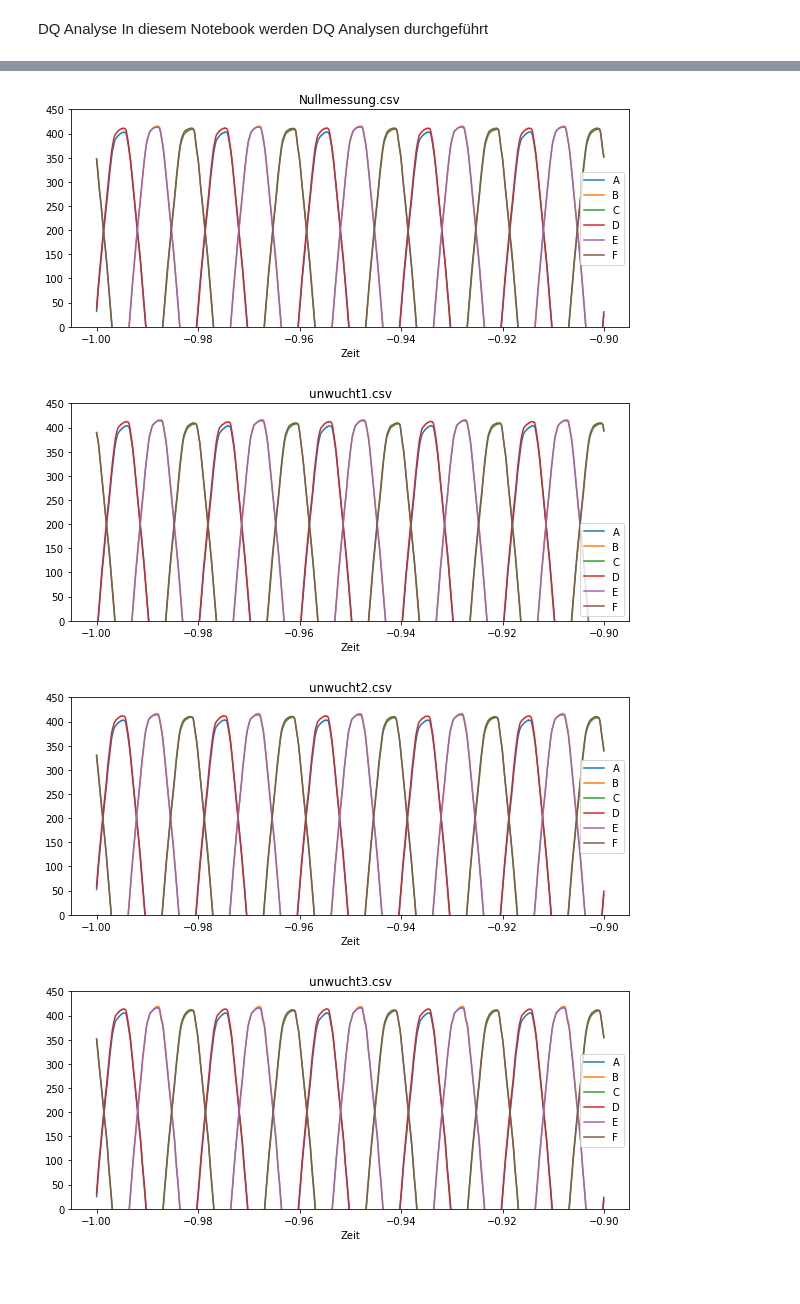
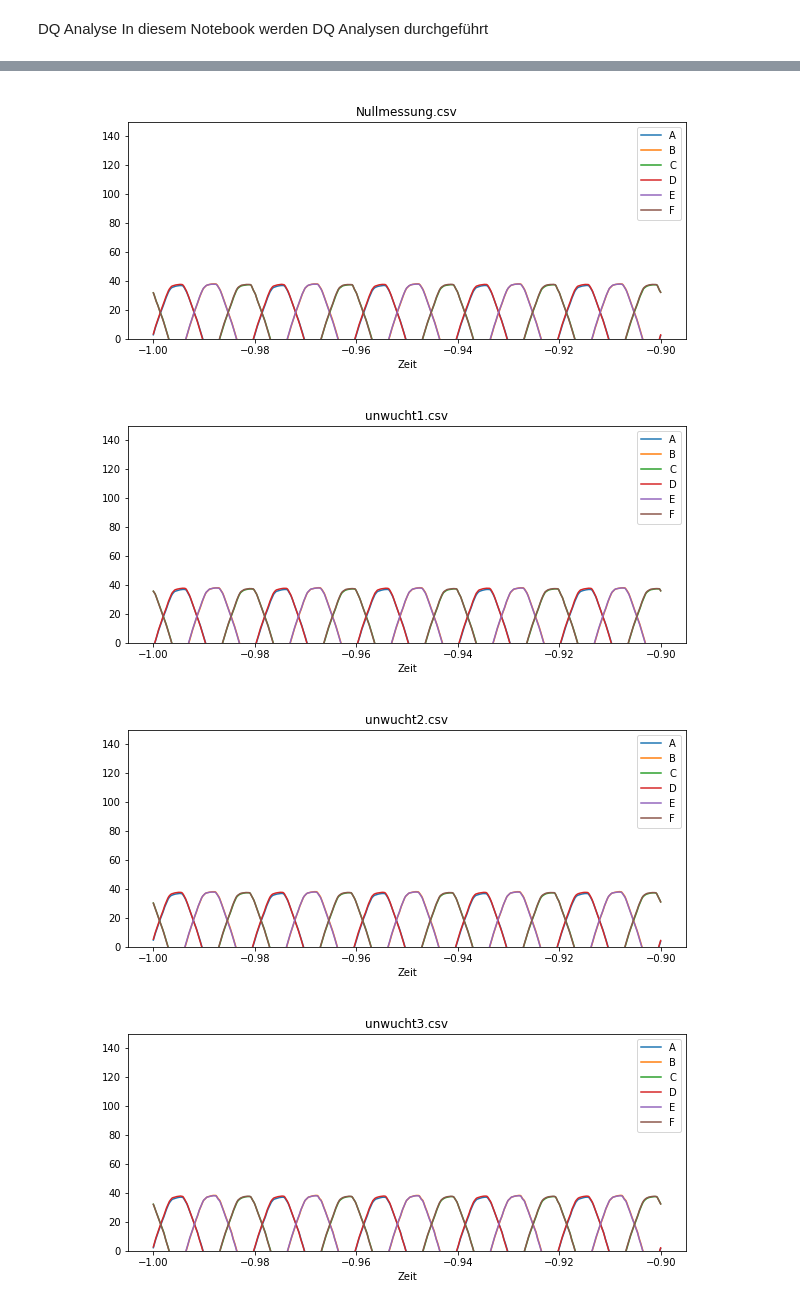
Before and after one commit to skunkforce/paper-dq_trafo_motor_current_1, a Jupyter notebook: dq_analysis.ipynb, the cells around one changed output, grey strips where cells are left out. Saved outputs shown, nothing was run; the diff lists cells and outputs as text; code cells hidden in the pictures; blank space fills up the shorter version.

```diff
--- a/dq_analysis.ipynb
+++ b/dq_analysis.ipynb
@@ -26,7 +26,7 @@ for df in dfs:
 # %%
 # Multiplikation mit Faktor 24:2,2 -> Dämpfungsverhältnis, Korrektur Stephan 10/1
-for df in dfs:
-    df[df.columns] = df[df.columns].mul(10/1)
+# for df in dfs:
+#     df[df.columns] = df[df.columns].mul(10/1)
 # %%
 # Stelle alle 4 Dateien als ganzes dar, keine Details
 for df in dfs:
@@ -39,13 +39,13 @@ for df in dfs:
 # %%
 # Darstellung eines Auschnittes von oberen Halbwellen
 # Ziel: 3 Wellen werden durch 6 Linien dargestellt, welche eine Differenz aufweisen
 for df in dfs:
-    df[(df.index < -0.9) & (df.index > -1)].plot(figsize=(10,4), title=df.name, ylim = (0,450))
+    df[(df.index < -0.9) & (df.index > -1)].plot(figsize=(10,4), title=df.name, ylim = (0,150))
 # %% [output]
-[figure, old version]
+[figure, new version]
-[figure, old version]
+[figure, new version]
-[figure, old version]
+[figure, new version]
-[figure, old version]
+[figure, new version]
 # %%
 # Berechnung der Differenzen von U1/4, U2/5, U3/6
 #D-A E-B und F-C
```
Also changed, not shown: parts of 8 cells of this notebook, 1 other file.
